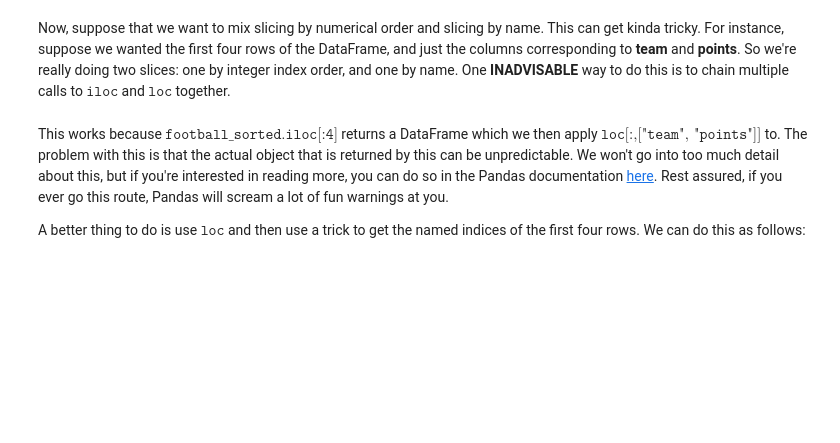
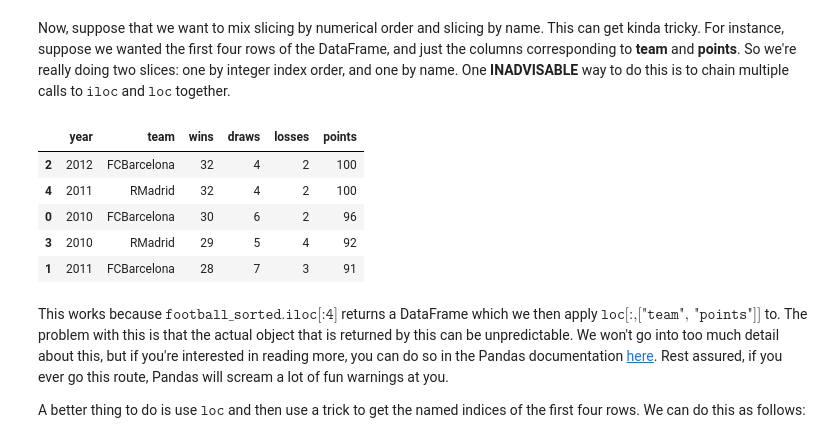
Before and after one commit to jphouminh71/CSCI3022_Intro-to-DataScience, a Jupyter notebook: DataScience/Week1/NumpyPandasTutorial.ipynb, the cells around one changed output. Cells and saved outputs as stored; diff of their text form; code cells hidden in the pictures; blank space fills up the shorter version.

```diff
--- a/DataScience/Week1/NumpyPandasTutorial.ipynb
+++ b/DataScience/Week1/NumpyPandasTutorial.ipynb
@@ -442,0 +442,9 @@ football_sorted.iloc[:4].loc[:,["team", "points"]]
+# %%
+football_sorted.head()
+# %% [output]
+|  | year | team | wins | draws | losses | points |
+| 2 | 2012 | FCBarcelona | 32 | 4 | 2 | 100 |
+| 4 | 2011 | RMadrid | 32 | 4 | 2 | 100 |
+| 0 | 2010 | FCBarcelona | 30 | 6 | 2 | 96 |
+| 3 | 2010 | RMadrid | 29 | 5 | 4 | 92 |
+| 1 | 2011 | FCBarcelona | 28 | 7 | 3 | 91 |
```
Also changed, not shown: parts of 10 cells of this notebook, 4 other files.
